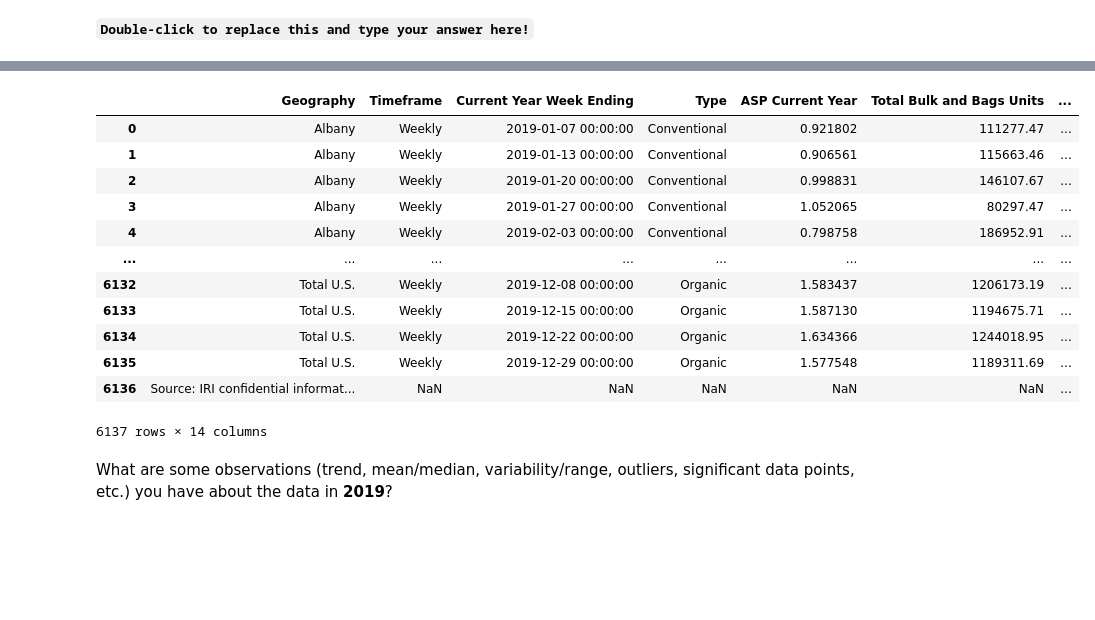
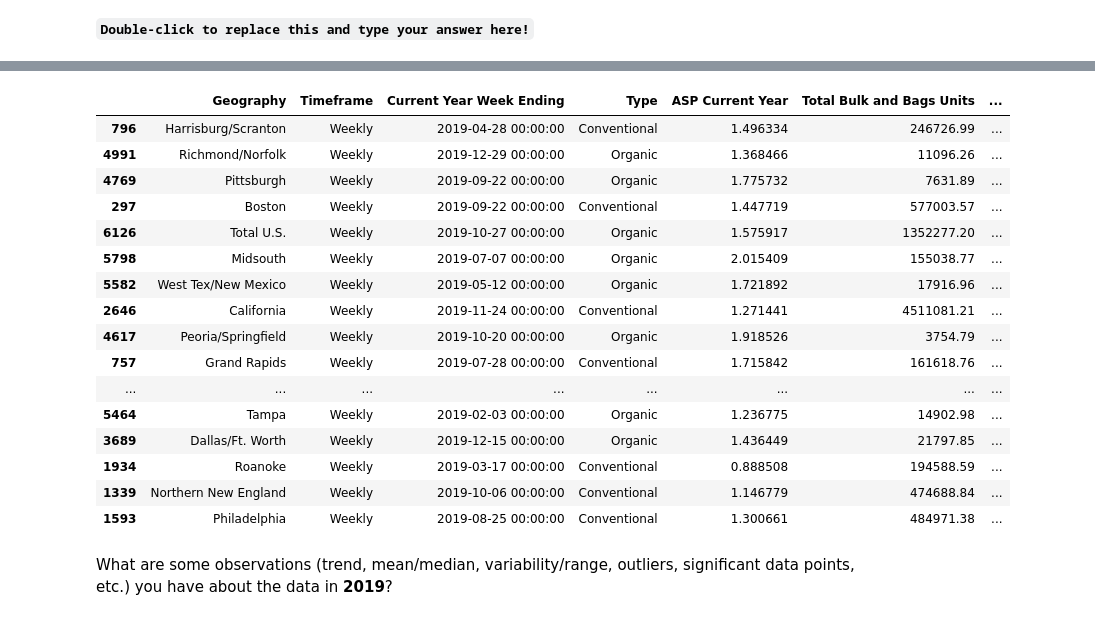
Before and after one commit to ds-modules/CalTeach-FA22, a Jupyter notebook: avocado/avocado_analysis.ipynb, the cells around one changed output, grey strips where cells are left out. Cells and saved outputs as stored; diff of their text form; code cells hidden in the pictures; blank space fills up the shorter version.

```diff
--- a/avocado/avocado_analysis.ipynb
+++ b/avocado/avocado_analysis.ipynb
@@ -75,20 +83,24 @@ haas_prices_2019
 # %%
 haas_prices_2022 = pd.read_csv('2019-plu-total-hab.csv')
-haas_prices_2022
+haas_prices_2022.sample(n=50)
 # %% [output]
 |  | Geography | Timeframe | Current Year Week Ending | Type | ASP Current Year | Total Bulk and Bags Units | ... |
-| 0 | Albany | Weekly | 2019-01-07 00:00:00 | Conventional | 0.921802 | 111277.47 | ... |
-| 1 | Albany | Weekly | 2019-01-13 00:00:00 | Conventional | 0.906561 | 115663.46 | ... |
-| 2 | Albany | Weekly | 2019-01-20 00:00:00 | Conventional | 0.998831 | 146107.67 | ... |
-| 3 | Albany | Weekly | 2019-01-27 00:00:00 | Conventional | 1.052065 | 80297.47 | ... |
-| 4 | Albany | Weekly | 2019-02-03 00:00:00 | Conventional | 0.798758 | 186952.91 | ... |
+| 796 | Harrisburg/Scranton | Weekly | 2019-04-28 00:00:00 | Conventional | 1.496334 | 246726.99 | ... |
+| 4991 | Richmond/Norfolk | Weekly | 2019-12-29 00:00:00 | Organic | 1.368466 | 11096.26 | ... |
+| 4769 | Pittsburgh | Weekly | 2019-09-22 00:00:00 | Organic | 1.775732 | 7631.89 | ... |
+| 297 | Boston | Weekly | 2019-09-22 00:00:00 | Conventional | 1.447719 | 577003.57 | ... |
+| 6126 | Total U.S. | Weekly | 2019-10-27 00:00:00 | Organic | 1.575917 | 1352277.20 | ... |
+| 5798 | Midsouth | Weekly | 2019-07-07 00:00:00 | Organic | 2.015409 | 155038.77 | ... |
+| 5582 | West Tex/New Mexico | Weekly | 2019-05-12 00:00:00 | Organic | 1.721892 | 17916.96 | ... |
+| 2646 | California | Weekly | 2019-11-24 00:00:00 | Conventional | 1.271441 | 4511081.21 | ... |
+| 4617 | Peoria/Springfield | Weekly | 2019-10-20 00:00:00 | Organic | 1.918526 | 3754.79 | ... |
+| 757 | Grand Rapids | Weekly | 2019-07-28 00:00:00 | Conventional | 1.715842 | 161618.76 | ... |
 | ... | ... | ... | ... | ... | ... | ... | ... |
-| 6132 | Total U.S. | Weekly | 2019-12-08 00:00:00 | Organic | 1.583437 | 1206173.19 | ... |
-| 6133 | Total U.S. | Weekly | 2019-12-15 00:00:00 | Organic | 1.587130 | 1194675.71 | ... |
-| 6134 | Total U.S. | Weekly | 2019-12-22 00:00:00 | Organic | 1.634366 | 1244018.95 | ... |
-| 6135 | Total U.S. | Weekly | 2019-12-29 00:00:00 | Organic | 1.577548 | 1189311.69 | ... |
-| 6136 | Source: IRI confidential informat... | NaN | NaN | NaN | NaN | NaN | ... |
+| 5464 | Tampa | Weekly | 2019-02-03 00:00:00 | Organic | 1.236775 | 14902.98 | ... |
+| 3689 | Dallas/Ft. Worth | Weekly | 2019-12-15 00:00:00 | Organic | 1.436449 | 21797.85 | ... |
+| 1934 | Roanoke | Weekly | 2019-03-17 00:00:00 | Conventional | 0.888508 | 194588.59 | ... |
+| 1339 | Northern New England | Weekly | 2019-10-06 00:00:00 | Conventional | 1.146779 | 474688.84 | ... |
+| 1593 | Philadelphia | Weekly | 2019-08-25 00:00:00 | Conventional | 1.300661 | 484971.38 | ... |
-6137 rows × 14 columns
 # %% [markdown]
 What are some observations (trend, mean/median, variability/range, outliers, significant data points, etc.) you have about the data in **2019**?
 # %% [markdown]
```
Also changed, not shown: parts of 7 cells of this notebook, 2 other files.
